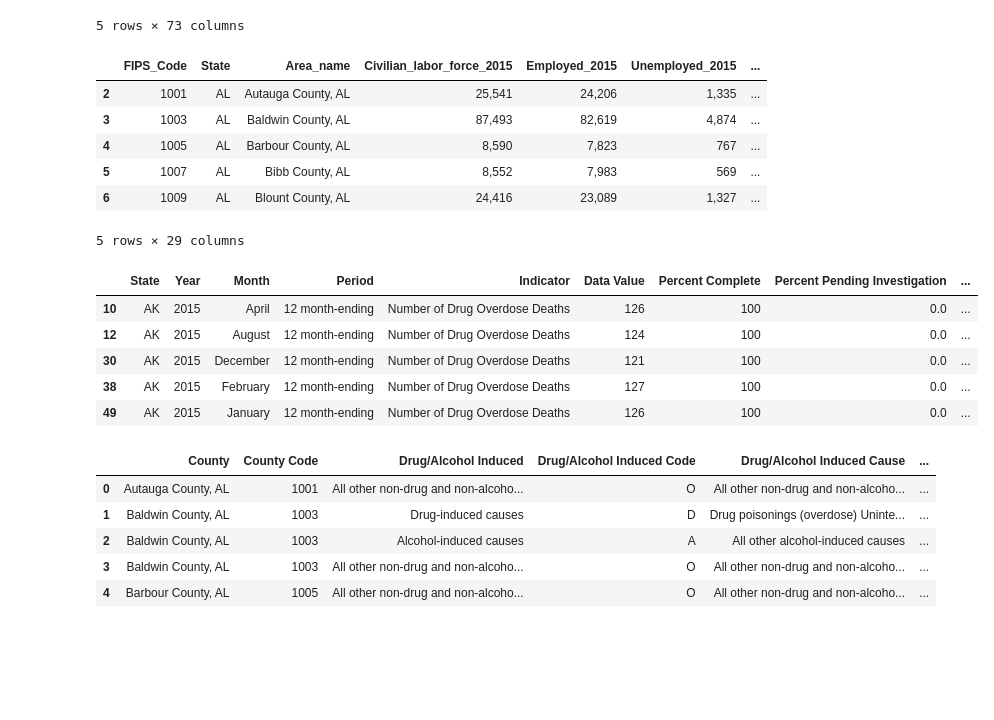
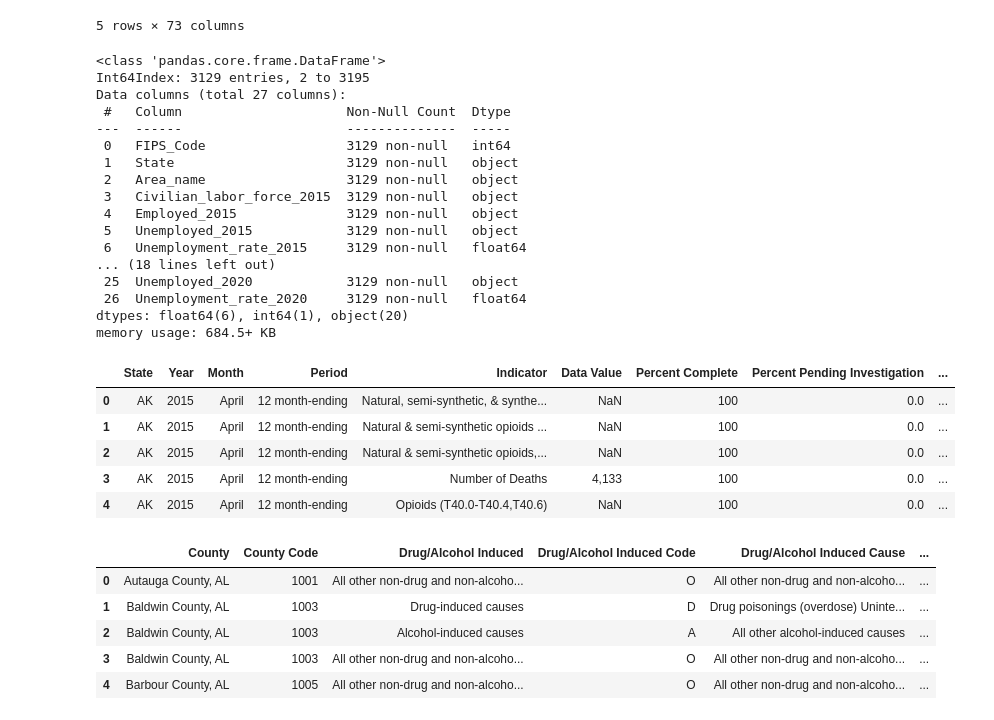
Before and after one commit to AM-Mahon/data-mining-semester-project, a Jupyter notebook: Data Cleaning Template.ipynb, the cells around one changed output. Saved outputs shown, nothing was run; the diff lists cells and outputs as text; code cells hidden in the pictures; blank space fills up the shorter version.

Commit message:
need to isolate specific states next

```diff
--- a/Data Cleaning Template.ipynb
+++ b/Data Cleaning Template.ipynb
@@ -116,44 +116,58 @@ dfUnemployment = dfUnemployment.drop(["Rural_urban_continuum_code_2013"],1)
 dfUnemployment= dfUnemployment.drop(["Urban_influence_code_2013"],1)
 dfUnemployment= dfUnemployment.drop(["Metro_2013"],1)
 
-# Rural_urban_continuum_code_2013            3129 non-null   float64
-#  4   Urban_influence_code_2013                  3129 non-null   float64
-#  5   Metro_2013
+dfUnemployment= dfUnemployment.drop(["Median_Household_Income_2019"],1)
+dfUnemployment= dfUnemployment.drop(["Med_HH_Income_Percent_of_State_Total_2019"],1)
+
+
+# dfUnemployment = dfUnemployment.drop(dfUnemployment[dfUnemployment.loc["State"]=="AK"])
 
 # drop anything not in Alabama, Arkansas, Delaware, the District of Columbia, Florida, Georgia, Kentucky, Louisiana, Maryland, Mississippi, North Carolina, Oklahoma, South Carolina, Tennessee, Texas, Virginia, and West Virginia.
-# get rid of anything less than 2015 to have our datasets work well together
-dfUnemployment.head()
+
+
+
+dfUnemployment.info()
 # %% [output]
-|  | FIPS_Code | State | Area_name | Civilian_labor_force_2015 | Employed_2015 | Unemployed_2015 | ... |
-| 2 | 1001 | AL | Autauga County, AL | 25,541 | 24,206 | 1,335 | ... |
-| 3 | 1003 | AL | Baldwin County, AL | 87,493 | 82,619 | 4,874 | ... |
-| 4 | 1005 | AL | Barbour County, AL | 8,590 | 7,823 | 767 | ... |
-| 5 | 1007 | AL | Bibb County, AL | 8,552 | 7,983 | 569 | ... |
-| 6 | 1009 | AL | Blount County, AL | 24,416 | 23,089 | 1,327 | ... |
-5 rows × 29 columns
+<class 'pandas.core.frame.DataFrame'>
+Int64Index: 3129 entries, 2 to 3195
+Data columns (total 27 columns):
+ #   Column                     Non-Null Count  Dtype
+---  ------                     --------------  -----
+ 0   FIPS_Code                  3129 non-null   int64
+ 1   State                      3129 non-null   object
+ 2   Area_name                  3129 non-null   object
+ 3   Civilian_labor_force_2015  3129 non-null   object
+ 4   Employed_2015              3129 non-null   object
+ 5   Unemployed_2015            3129 non-null   object
+ 6   Unemployment_rate_2015     3129 non-null   float64
+... (18 lines left out)
+ 25  Unemployed_2020            3129 non-null   object
+ 26  Unemployment_rate_2020     3129 non-null   float64
+dtypes: float64(6), int64(1), object(20)
+memory usage: 684.5+ KB
 # %%
 # VSRR_Provisional_Drug_Overdose_Death_Counts.csv
 file_path3 = '../data-mining-semester-project/data/VSRR_Provisional_Drug_Overdose_Death_Counts.csv'
 
 # Load the data into a DataFrame
 dfODeath = pd.read_csv(file_path3)
-dfODeath = dfODeath.dropna()
+# dfODeath = dfODeath.dropna()
 dfODeath = dfODeath.drop(["Footnote"],1)
 dfODeath = dfODeath.drop(["Footnote Symbol"],1)
 dfODeath = dfODeath.drop(["State Name"],1)
 
 # dfODeath = dfODeath.drop([dfODeath["State"]=="AK"],1)
 
 # need to drop anything that is not Alabama, Arkansas, Delaware, the District of Columbia, Florida, Georgia, Kentucky, Louisiana, Maryland, Mississippi, North Carolina, Oklahoma, South Carolina, Tennessee, Texas, Virginia, and West Virginia.
 #
 dfODeath.head()
 # %% [output]
 |  | State | Year | Month | Period | Indicator | Data Value | Percent Complete | Percent Pending Investigation | ... |
-| 10 | AK | 2015 | April | 12 month-ending | Number of Drug Overdose Deaths | 126 | 100 | 0.0 | ... |
-| 12 | AK | 2015 | August | 12 month-ending | Number of Drug Overdose Deaths | 124 | 100 | 0.0 | ... |
-| 30 | AK | 2015 | December | 12 month-ending | Number of Drug Overdose Deaths | 121 | 100 | 0.0 | ... |
-| 38 | AK | 2015 | February | 12 month-ending | Number of Drug Overdose Deaths | 127 | 100 | 0.0 | ... |
-| 49 | AK | 2015 | January | 12 month-ending | Number of Drug Overdose Deaths | 126 | 100 | 0.0 | ... |
+| 0 | AK | 2015 | April | 12 month-ending | Natural, semi-synthetic, & synthe... | NaN | 100 | 0.0 | ... |
+| 1 | AK | 2015 | April | 12 month-ending | Natural & semi-synthetic opioids ... | NaN | 100 | 0.0 | ... |
+| 2 | AK | 2015 | April | 12 month-ending | Natural & semi-synthetic opioids,... | NaN | 100 | 0.0 | ... |
+| 3 | AK | 2015 | April | 12 month-ending | Number of Deaths | 4,133 | 100 | 0.0 | ... |
+| 4 | AK | 2015 | April | 12 month-ending | Opioids (T40.0-T40.4,T40.6) | NaN | 100 | 0.0 | ... |
 # %%
 # dataframe for fourth csv file
 
```
Also changed, not shown: parts of 1 cell of this notebook.
